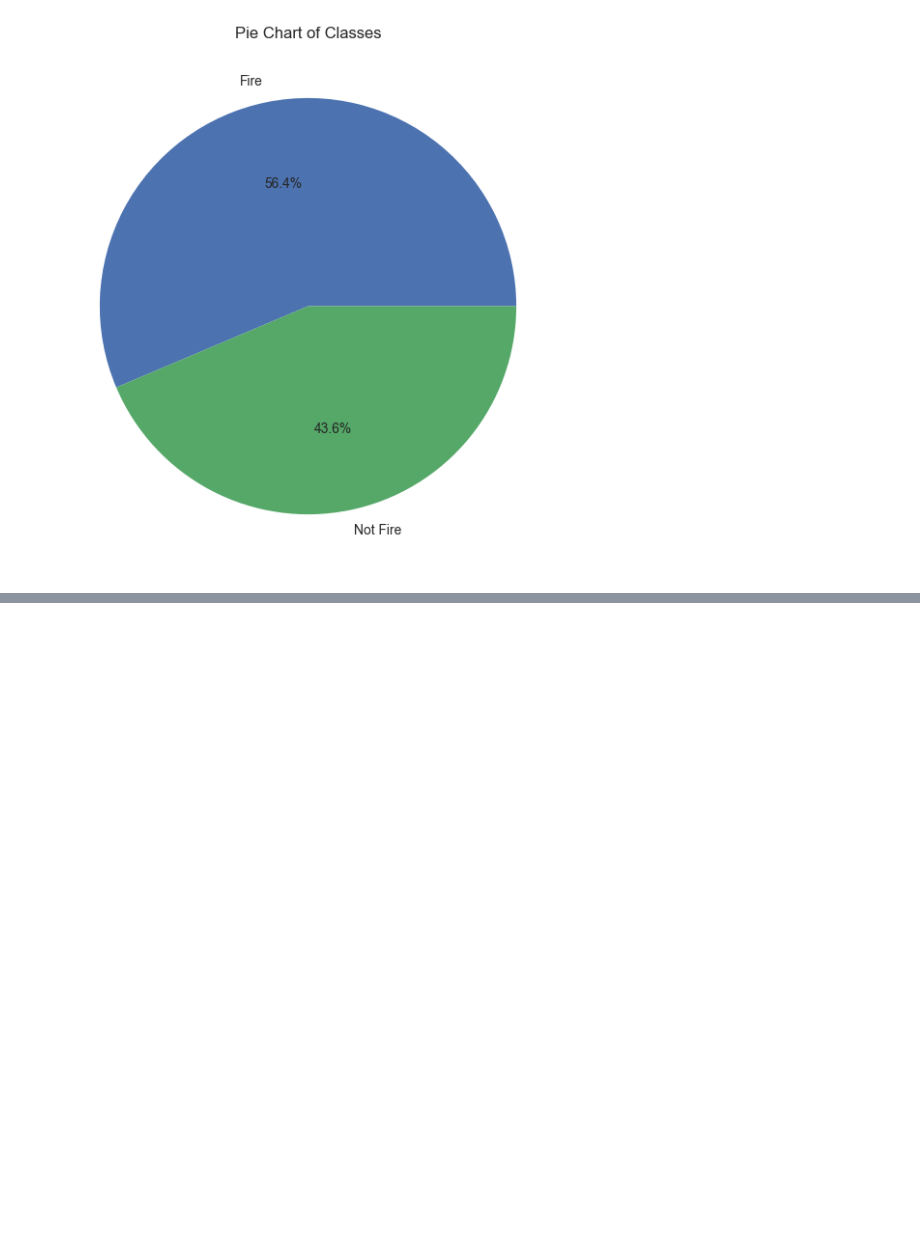
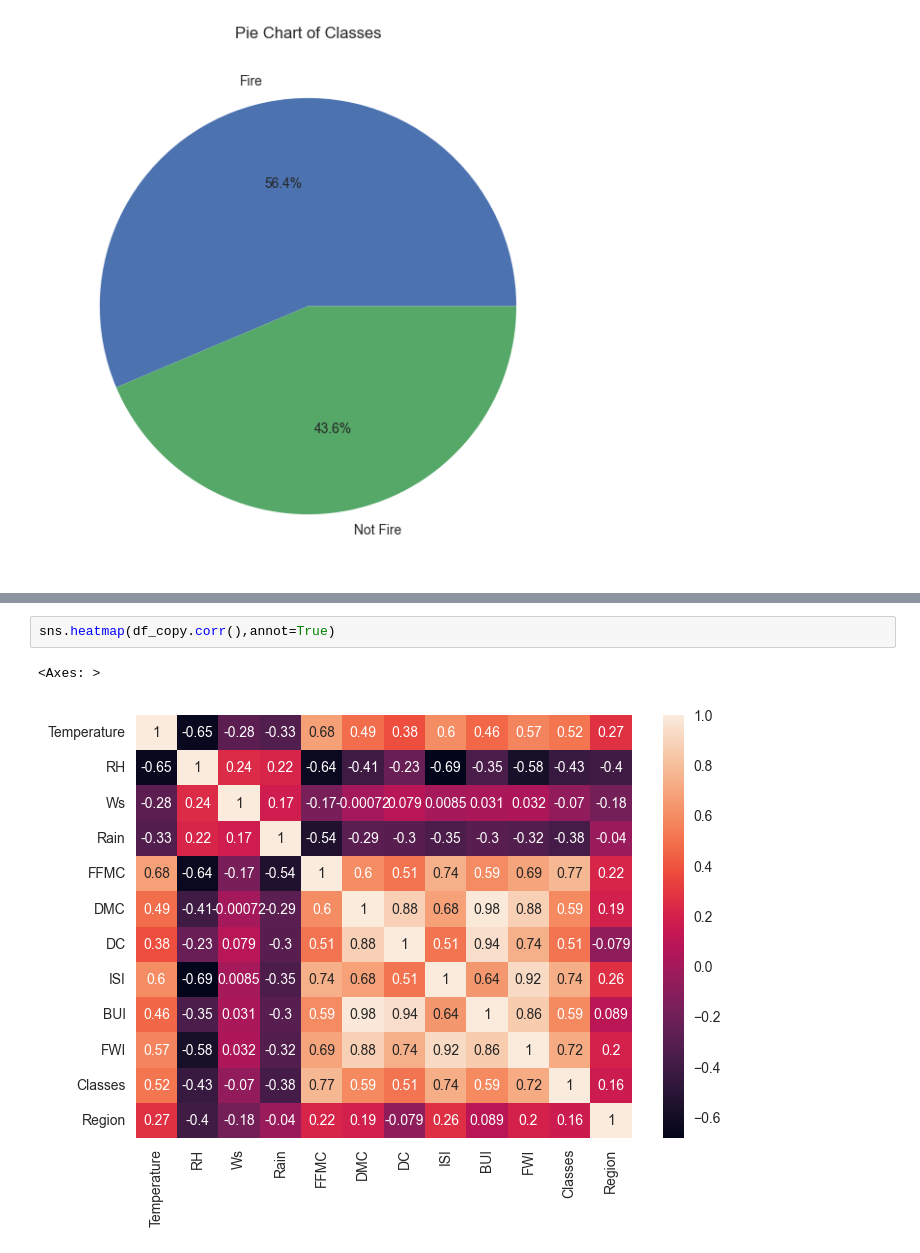
Before and after one commit to kunalkaushik1982/ml-regression, a Jupyter notebook: ridge_lasso_regression.ipynb, the cells around one changed output, grey strips where cells are left out. Cells and saved outputs as stored; diff of their text form; blank space fills up the shorter version.

```diff
--- a/ridge_lasso_regression.ipynb
+++ b/ridge_lasso_regression.ipynb
@@ -372,0 +411,5 @@ plt.show()
+# %%
+sns.heatmap(df_copy.corr(),annot=True)
+# %% [output]
+<Axes: >
+[figure, added]
```
Also changed, not shown: parts of 11 cells of this notebook.
